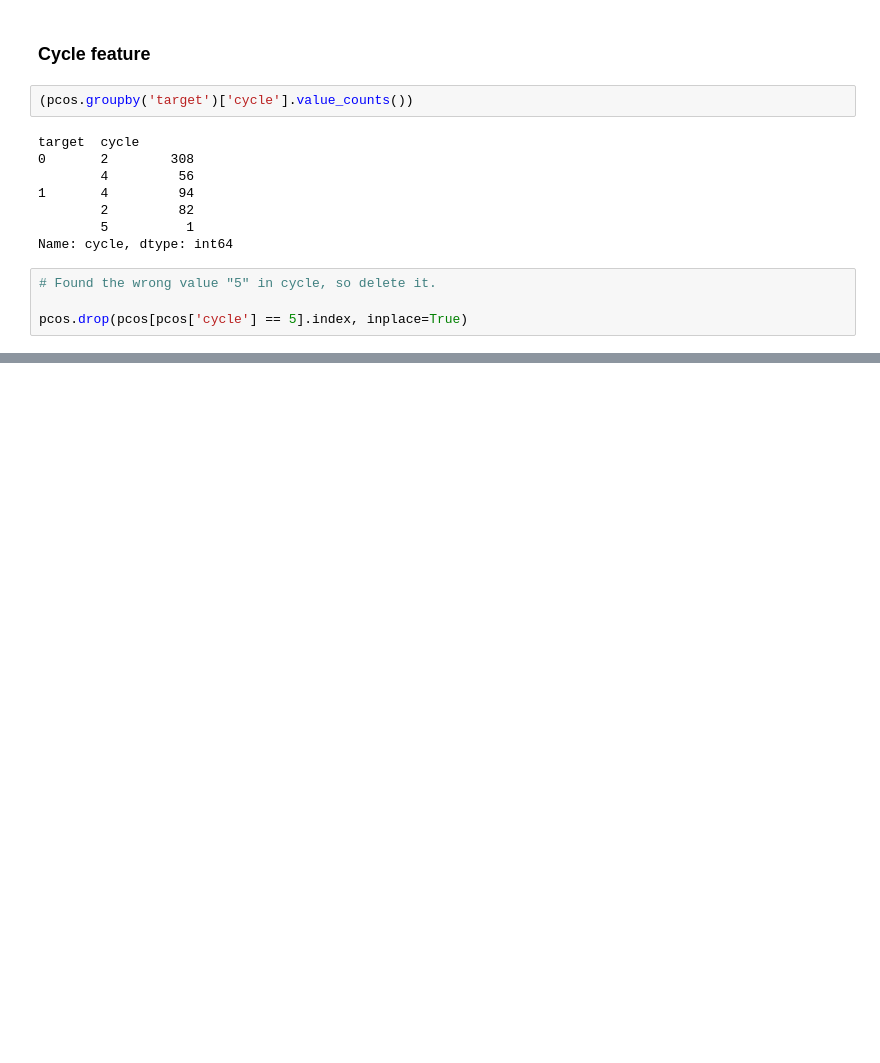
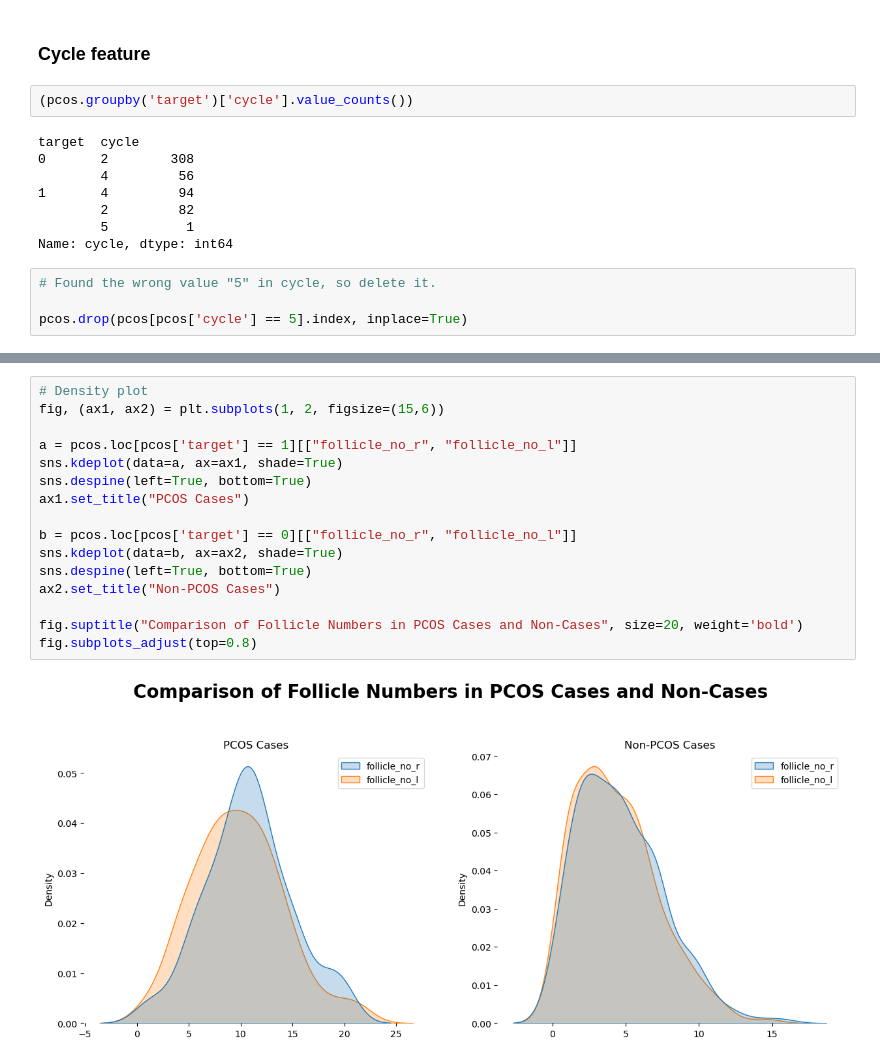
Before and after one commit to karolror/pcos, a Jupyter notebook: pcos_analysis.ipynb, the cells around one changed output, grey strips where cells are left out. Drawn from its saved outputs; the diff is of its cells as text; blank space fills up the shorter version.

```diff
--- a/pcos_analysis.ipynb
+++ b/pcos_analysis.ipynb
@@ -266,0 +310,18 @@ Text(-0.7, 380, 'THE NUMBER OF TIMES A GIVEN CYCLE TYPE OCCURS')
+# %%
+# Density plot
+fig, (ax1, ax2) = plt.subplots(1, 2, figsize=(15,6))
+
+a = pcos.loc[pcos['target'] == 1][["follicle_no_r", "follicle_no_l"]]
+sns.kdeplot(data=a, ax=ax1, shade=True)
+sns.despine(left=True, bottom=True)
+ax1.set_title("PCOS Cases")
+
+b = pcos.loc[pcos['target'] == 0][["follicle_no_r", "follicle_no_l"]]
+sns.kdeplot(data=b, ax=ax2, shade=True)
+sns.despine(left=True, bottom=True)
+ax2.set_title("Non-PCOS Cases")
+
+fig.suptitle("Comparison of Follicle Numbers in PCOS Cases and Non-Cases", size=20, weight='bold')
+fig.subplots_adjust(top=0.8)
+# %% [output]
+[figure, added]
```
Also changed, not shown: parts of 7 cells of this notebook.
